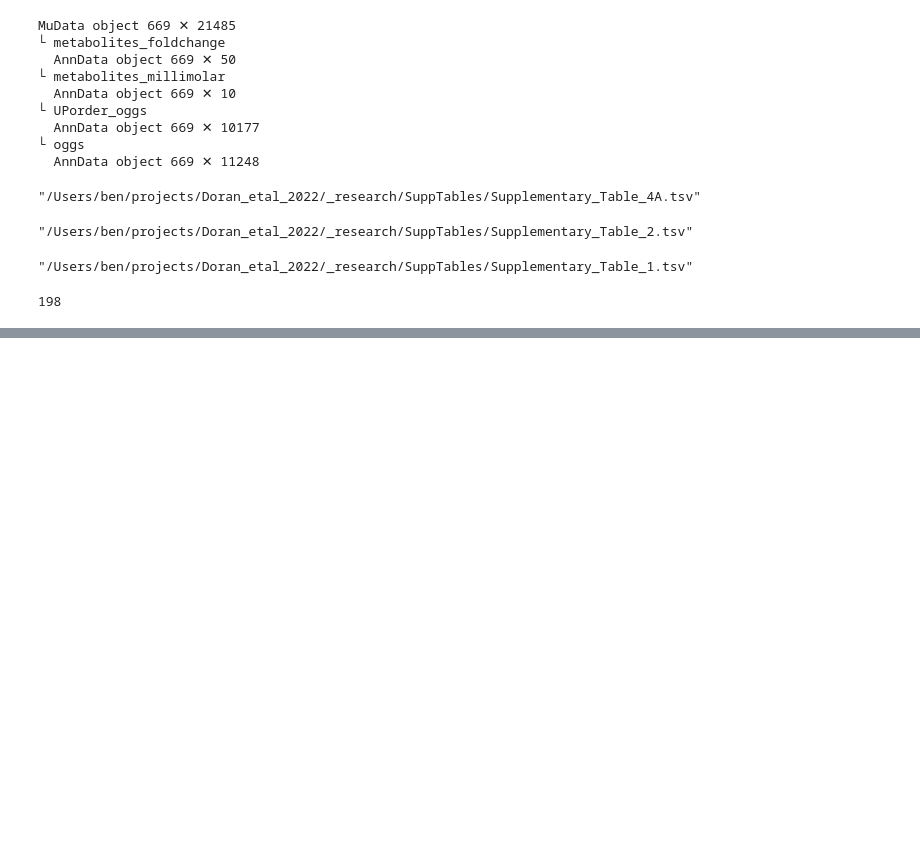
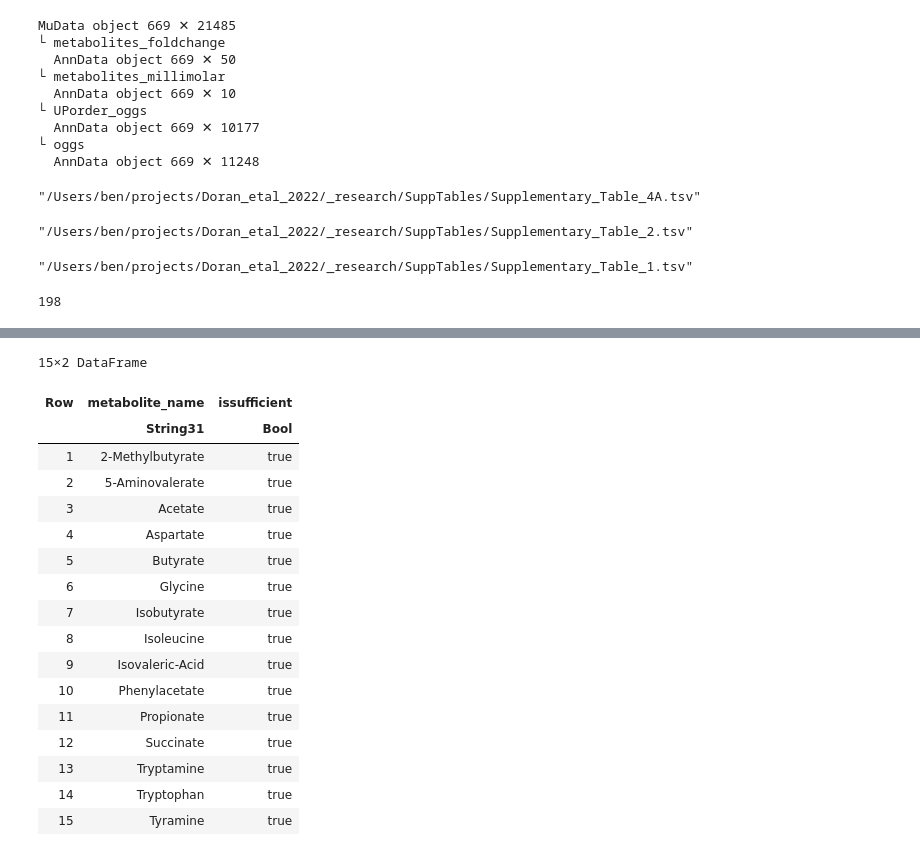
Before and after one commit to aramanlab/Doran_etal_2022, a Jupyter notebook: notebooks/dev/SuppTablesFormatting.ipynb, the cells around one changed output, grey strips where cells are left out. Drawn from its saved outputs; the diff is of its cells as text; code cells hidden in the pictures; blank space fills up the shorter version.

```diff
--- a/notebooks/dev/SuppTablesFormatting.ipynb
+++ b/notebooks/dev/SuppTablesFormatting.ipynb
@@ -44,0 +106,23 @@ df = CSV.read(projectdir("_research/SuppTables/Supplementary_Table_3.tsv"), Data
+# %%
+groupby(df, :metabolite_name) |>
+    df -> combine(df, :rsquared_SLE_mean => (x -> median(x)>0.24) => :issufficient) |>
+    df -> filter(:issufficient=> ==(true), df)
+# %% [output]
+15×2 DataFrame
+| Row | metabolite_name | issufficient |
+|  | String31 | Bool |
+| 1 | 2-Methylbutyrate | true |
+| 2 | 5-Aminovalerate | true |
+| 3 | Acetate | true |
+| 4 | Aspartate | true |
+| 5 | Butyrate | true |
+| 6 | Glycine | true |
+| 7 | Isobutyrate | true |
+| 8 | Isoleucine | true |
+| 9 | Isovaleric-Acid | true |
+| 10 | Phenylacetate | true |
+| 11 | Propionate | true |
+| 12 | Succinate | true |
+| 13 | Tryptamine | true |
+| 14 | Tryptophan | true |
+| 15 | Tyramine | true |
```
Also changed, not shown: parts of 5 cells of this notebook.
